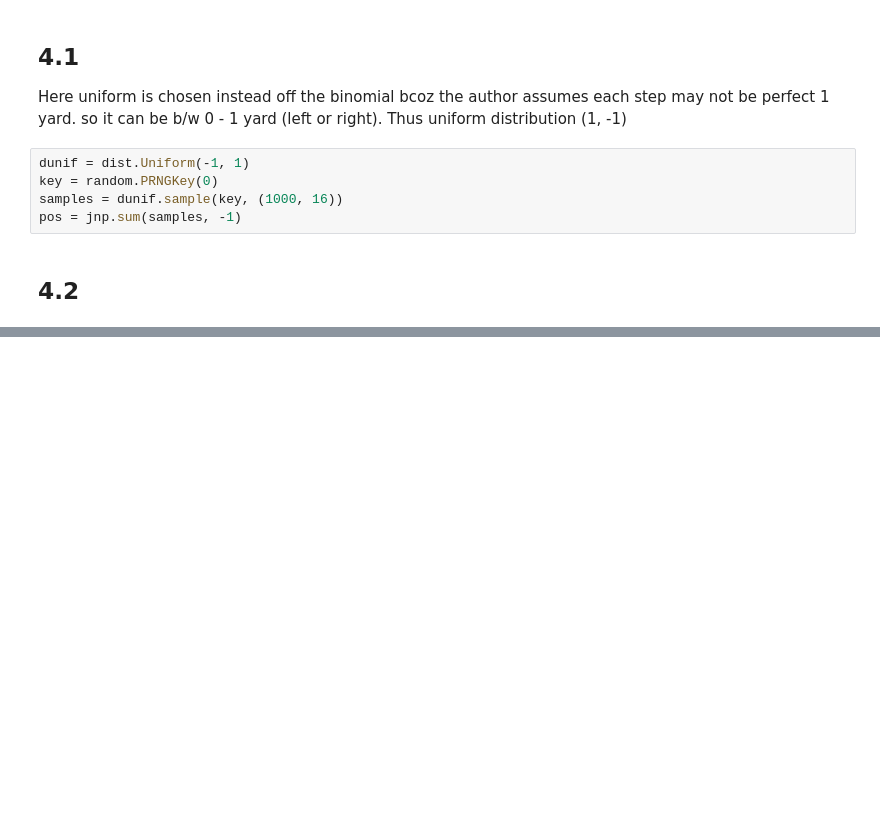
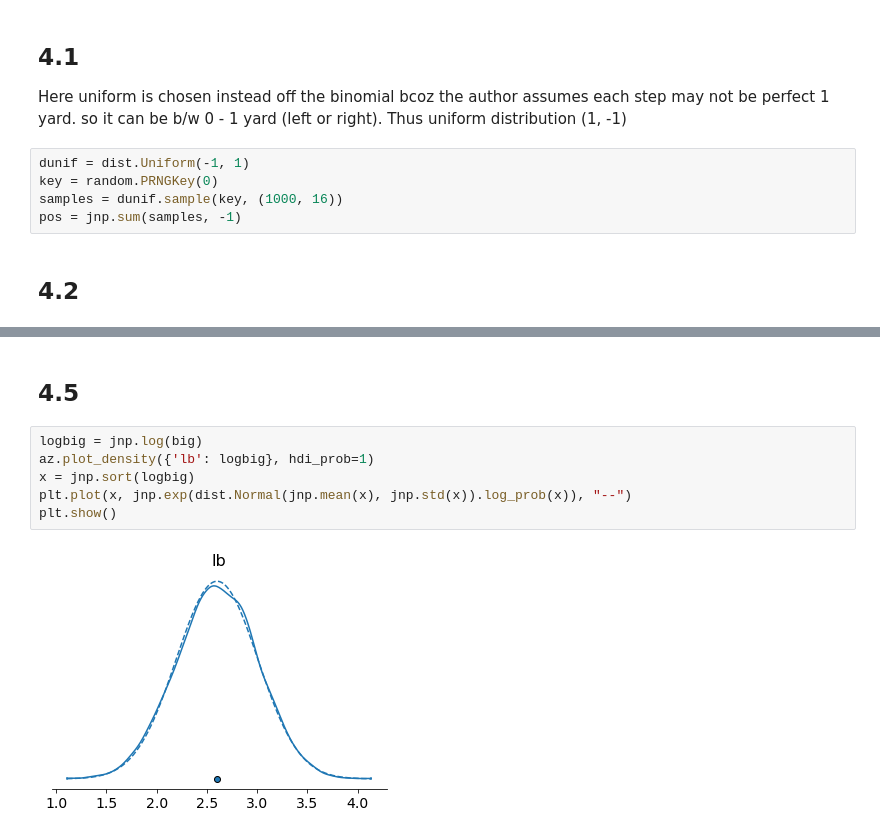
Before and after one commit to 8wgf3b/books, a Jupyter notebook: stat_rethink/Chap4.ipynb, the cells around one changed output, grey strips where cells are left out. Saved outputs shown, nothing was run; the diff lists cells and outputs as text; blank space fills up the shorter version.

```diff
--- a/stat_rethink/Chap4.ipynb
+++ b/stat_rethink/Chap4.ipynb
@@ -34,0 +71,10 @@ pos = jnp.sum(samples, -1)
+# %% [markdown]
+## 4.5
+# %%
+logbig = jnp.log(big)
+az.plot_density({'lb': logbig}, hdi_prob=1)
+x = jnp.sort(logbig)
+plt.plot(x, jnp.exp(dist.Normal(jnp.mean(x), jnp.std(x)).log_prob(x)), "--")
+plt.show()
+# %% [output]
+[figure, added]
```
Also changed, not shown: parts of 6 cells of this notebook.
